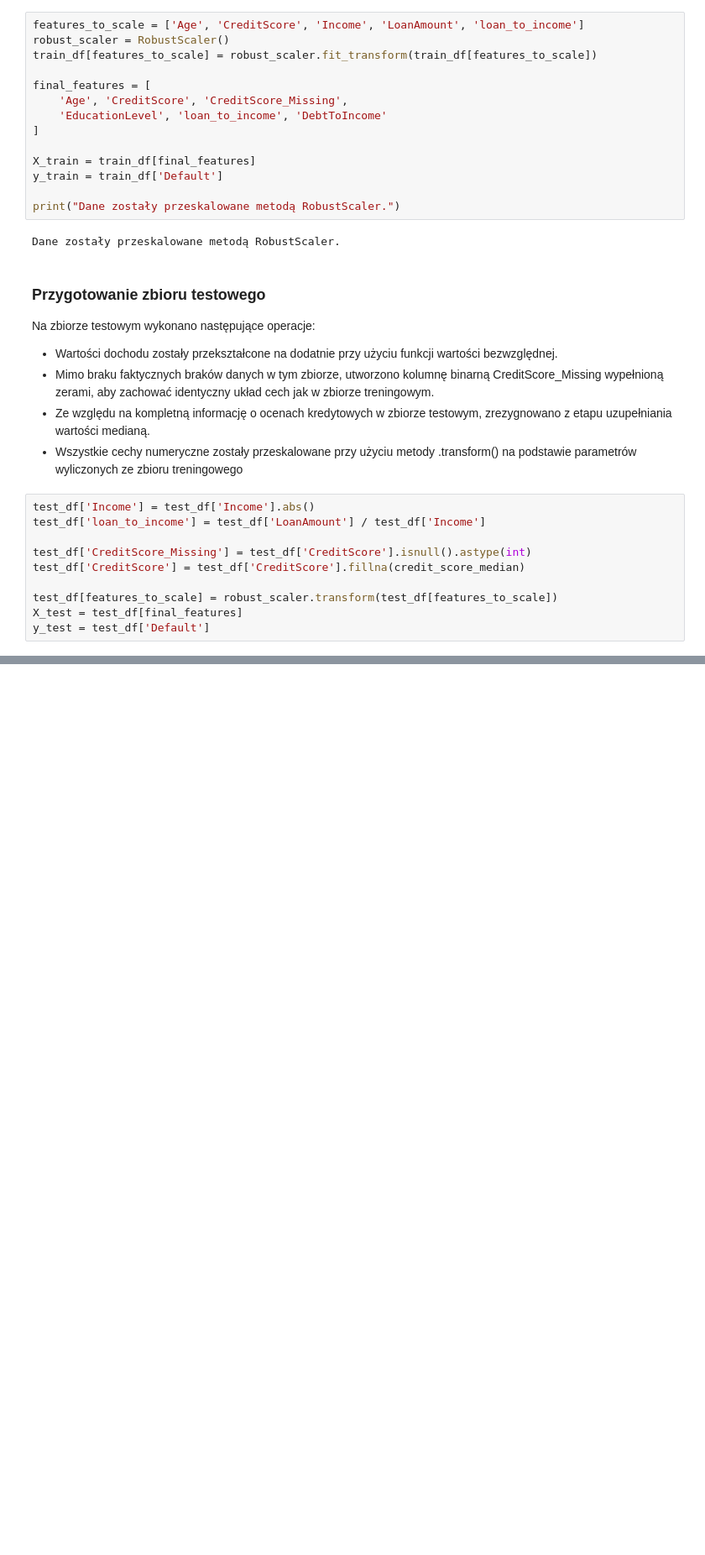
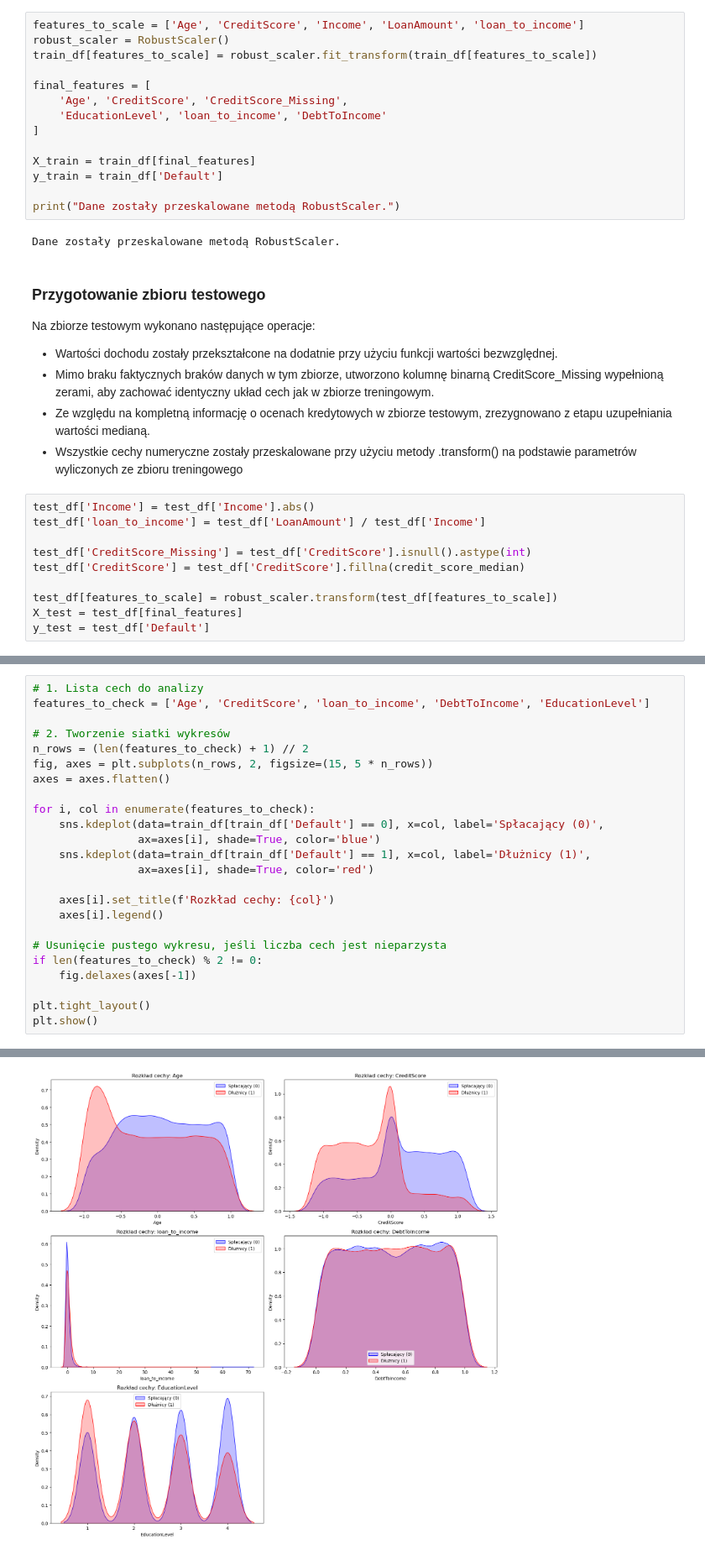
Before and after one commit to malgorzatakukielka/default, a Jupyter notebook: analiza.ipynb, the cells around one changed output, grey strips where cells are left out. Shown at 84% size. Cells and saved outputs as stored; diff of their text form; blank space fills up the shorter version.

```diff
--- a/analiza.ipynb
+++ b/analiza.ipynb
@@ -390,0 +409,25 @@ y_test = test_df['Default']
+# %%
+# 1. Lista cech do analizy
+features_to_check = ['Age', 'CreditScore', 'loan_to_income', 'DebtToIncome', 'EducationLevel']
+
+# 2. Tworzenie siatki wykresów
+n_rows = (len(features_to_check) + 1) // 2
+fig, axes = plt.subplots(n_rows, 2, figsize=(15, 5 * n_rows))
+axes = axes.flatten()
+
+for i, col in enumerate(features_to_check):
+    sns.kdeplot(data=train_df[train_df['Default'] == 0], x=col, label='Spłacający (0)',
+                ax=axes[i], shade=True, color='blue')
+    sns.kdeplot(data=train_df[train_df['Default'] == 1], x=col, label='Dłużnicy (1)',
+                ax=axes[i], shade=True, color='red')
+
+    axes[i].set_title(f'Rozkład cechy: {col}')
+    axes[i].legend()
+
+# Usunięcie pustego wykresu, jeśli liczba cech jest nieparzysta
+if len(features_to_check) % 2 != 0:
+    fig.delaxes(axes[-1])
+
+plt.tight_layout()
+plt.show()
+# %% [output]
@@ -390,0 +451 @@ y_test = test_df['Default']
+[figure, added]
```
Also changed, not shown: parts of 9 cells of this notebook.
